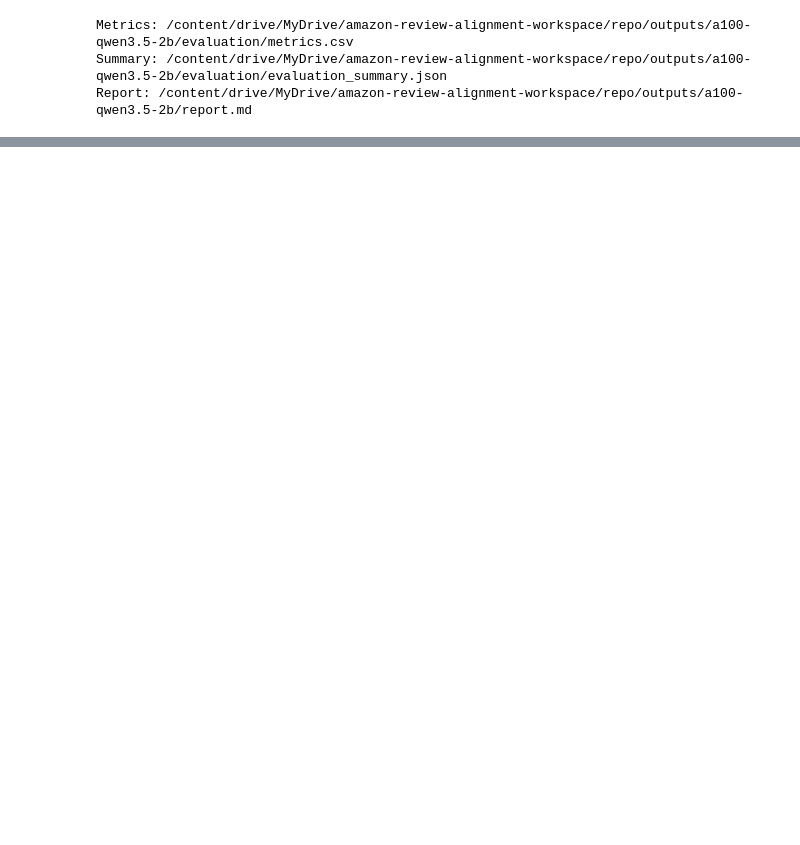
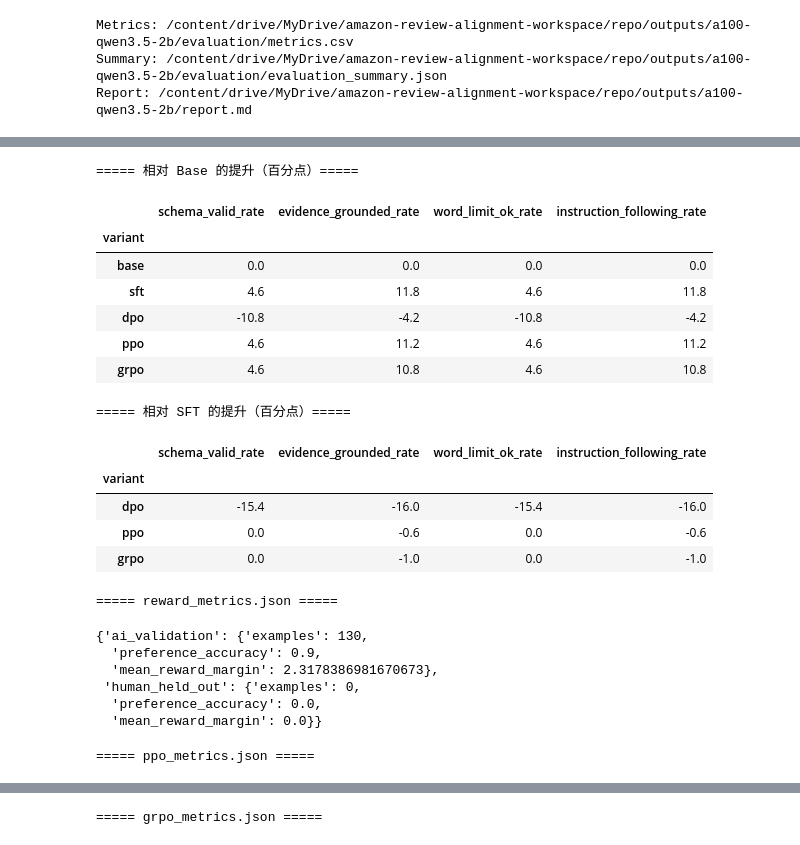
Before and after one commit to j156734119/Amazon-reviews-2023-electronics-SFT-DPO, a Jupyter notebook: Amazon_Review_Alignment_A100—1.ipynb, the cells around one changed output, grey strips where cells are left out. Drawn from its saved outputs; the diff is of its cells as text; code cells hidden in the pictures; blank space fills up the shorter version.

```diff
--- a/Amazon_Review_Alignment_A100—1.ipynb
+++ b/Amazon_Review_Alignment_A100—1.ipynb
@@ -1166,0 +1264,74 @@ Report: /content/drive/MyDrive/amazon-review-alignment-workspace/repo/outputs/a1
+# %%
+from pathlib import Path
+import json
+import pandas as pd
+
+OUTPUT_ROOT = Path(
+    "/content/drive/MyDrive/amazon-review-alignment-workspace/repo"
+    "/outputs/a100-qwen3.5-2b"
+)
+
+metrics = pd.read_csv(
+    OUTPUT_ROOT / "evaluation" / "metrics.csv"
+).set_index("variant")
+
+# 相对Base提升，单位为百分点
+base = metrics.loc["base"]
+delta_vs_base = (
+    metrics.drop(columns=["examples"])
+    .subtract(base.drop(labels=["examples"]))
+    .multiply(100)
+    .round(1)
+)
+
+print("===== 相对 Base 的提升（百分点）=====")
+display(delta_vs_base)
+
+# 相对SFT提升，适合比较DPO/PPO/GRPO
+sft = metrics.loc["sft"]
+delta_vs_sft = (
+    metrics.loc[["dpo", "ppo", "grpo"]]
+    .drop(columns=["examples"])
+    .subtract(sft.drop(labels=["examples"]))
+    .multiply(100)
+    .round(1)
+)
+
+print("===== 相对 SFT 的提升（百分点）=====")
+display(delta_vs_sft)
+
+# 显示Reward Model、PPO、GRPO训练指标
+for filename in [
+    "reward_metrics.json",
+    "ppo_metrics.json",
+    "grpo_metrics.json",
+]:
+    path = OUTPUT_ROOT / "rlhf" / filename
+    print(f"\n===== {filename} =====")
+    if path.exists():
+        display(json.loads(path.read_text(encoding="utf-8")))
+    else:
+        print("文件不存在")
+# %% [output]
+===== 相对 Base 的提升（百分点）=====
+|  | schema_valid_rate | evidence_grounded_rate | word_limit_ok_rate | instruction_following_rate |
+| variant |  |  |  |  |
+| base | 0.0 | 0.0 | 0.0 | 0.0 |
+| sft | 4.6 | 11.8 | 4.6 | 11.8 |
+| dpo | -10.8 | -4.2 | -10.8 | -4.2 |
+| ppo | 4.6 | 11.2 | 4.6 | 11.2 |
+| grpo | 4.6 | 10.8 | 4.6 | 10.8 |
+===== 相对 SFT 的提升（百分点）=====
+|  | schema_valid_rate | evidence_grounded_rate | word_limit_ok_rate | instruction_following_rate |
+| variant |  |  |  |  |
+| dpo | -15.4 | -16.0 | -15.4 | -16.0 |
+| ppo | 0.0 | -0.6 | 0.0 | -0.6 |
+| grpo | 0.0 | -1.0 | 0.0 | -1.0 |
+===== reward_metrics.json =====
+{'ai_validation': {'examples': 130,
+  'preference_accuracy': 0.9,
+  'mean_reward_margin': 2.3178386981670673},
+ 'human_held_out': {'examples': 0,
+  'preference_accuracy': 0.0,
+  'mean_reward_margin': 0.0}}
+===== ppo_metrics.json =====
@@ -1166,0 +1355 @@ Report: /content/drive/MyDrive/amazon-review-alignment-workspace/repo/outputs/a1
+===== grpo_metrics.json =====
```
Also changed, not shown: parts of 5 cells of this notebook.
